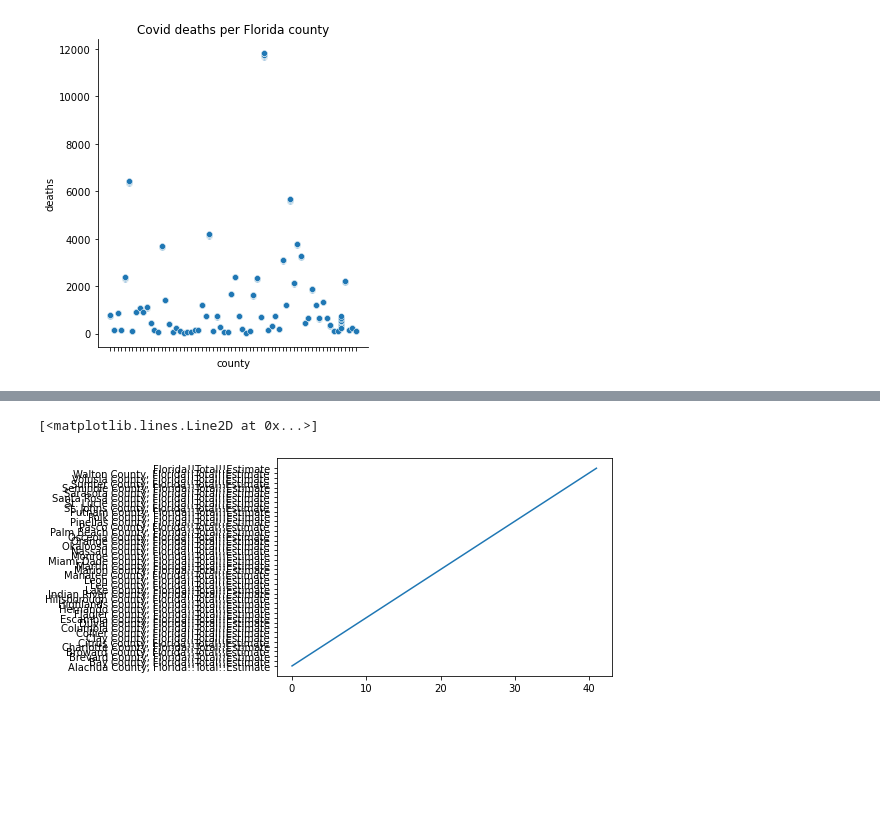
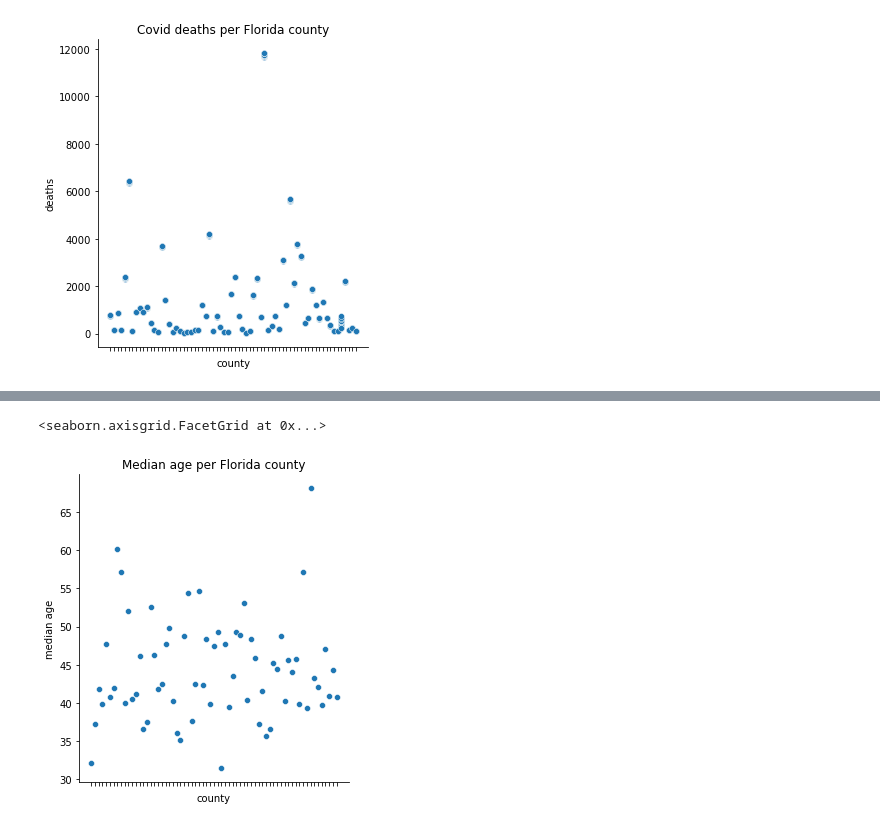
Before and after one commit to traceymoyston/Che2410_Project1, a Jupyter notebook: MoystonTracey_datavisulaisation.ipynb, the cells around one changed output, grey strips where cells are left out. Cells and saved outputs as stored; diff of their text form; code cells hidden in the pictures; blank space fills up the shorter version.

```diff
--- a/MoystonTracey_datavisulaisation.ipynb
+++ b/MoystonTracey_datavisulaisation.ipynb
@@ -40,5 +33,7 @@ sns.relplot(data=newdata2["MEDIAN_AGE_TOT"], x=newdata2["CTYNAME"], y=newdata2["
-# %%
-plt.plot(eddat2.columns[1:],)
-# %% [output]
-[<matplotlib.lines.Line2D at 0x...>]
-[figure, removed]
+# %%
+#median age used for the sake of plotting the data. gives an idea of the counties with older population
+
+sns.relplot(data=newdata2["MEDIAN_AGE_TOT"], x=newdata2["CTYNAME"], y=newdata2["MEDIAN_AGE_TOT"]).set(xticklabels=[],title='Median age per Florida county',xlabel="county",ylabel="median age")
+# %% [output]
+<seaborn.axisgrid.FacetGrid at 0x...>
+[figure, added]
```
Also changed, not shown: parts of 2 cells of this notebook.
